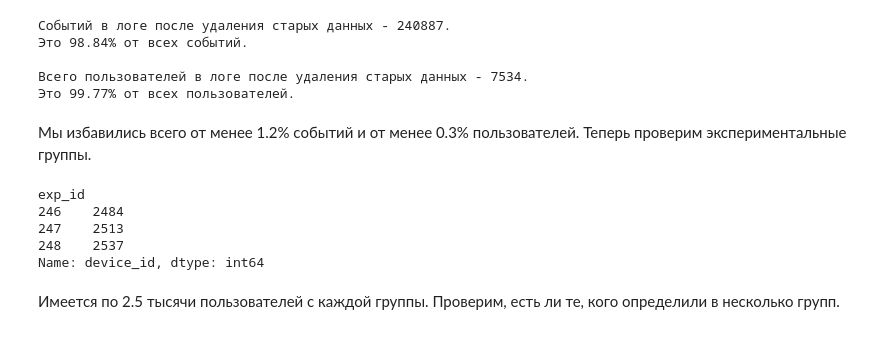
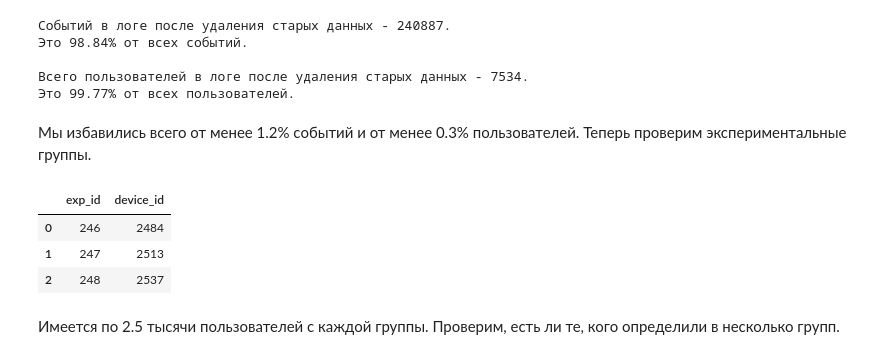
Before and after one commit to rynaryna/font_ab_test, a Jupyter notebook: font_test.ipynb, the cells around one changed output. Cells and saved outputs as stored; diff of their text form; code cells hidden in the pictures.

```diff
--- a/font_test.ipynb
+++ b/font_test.ipynb
@@ -252,13 +276,12 @@ print(f'Это {logs["device_id"].nunique() / 7551:.2%} от всех польз
 # %% [markdown]
 Мы избавились всего от менее 1.2% событий и от менее 0.3% пользователей. Теперь проверим экспериментальные группы.
 # %%
-logs.groupby('exp_id')['device_id'].nunique() # количество пользователей в группе
+logs.groupby('exp_id', as_index=False)['device_id'].nunique() # количество пользователей в группе
 # %% [output]
-exp_id
-246    2484
-247    2513
-248    2537
-Name: device_id, dtype: int64
+|  | exp_id | device_id |
+| 0 | 246 | 2484 |
+| 1 | 247 | 2513 |
+| 2 | 248 | 2537 |
 # %% [markdown]
 Имеется по 2.5 тысячи пользователей с каждой группы. Проверим, есть ли те, кого определили в несколько групп.
 # %%
```
Also changed, not shown: parts of 16 cells of this notebook.
